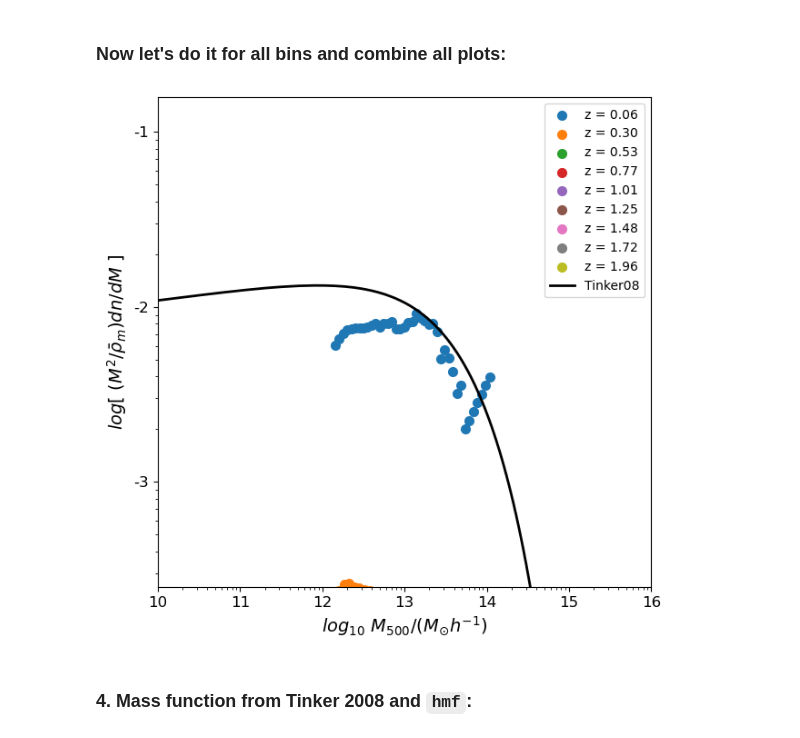
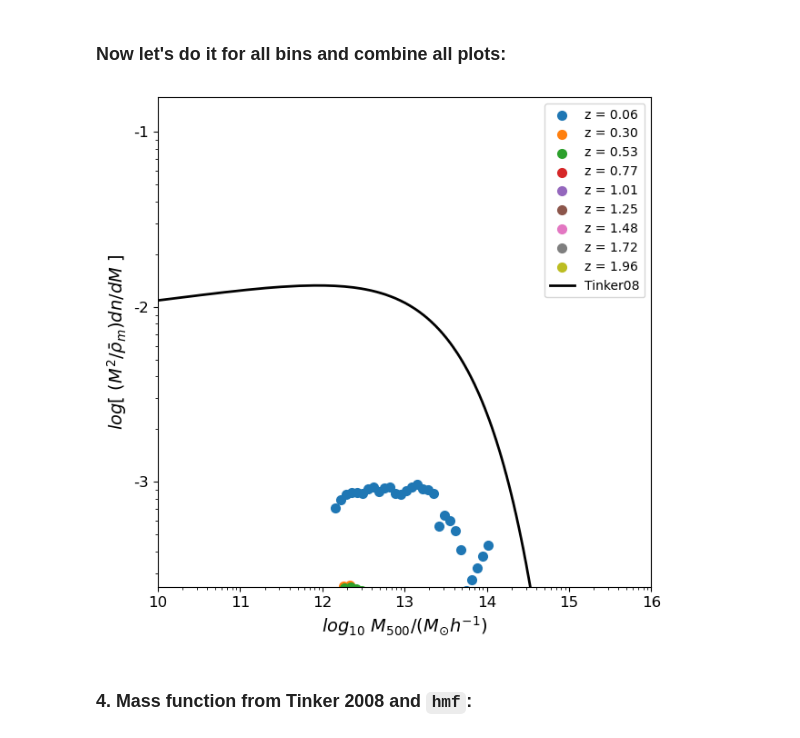
Before and after one commit to pi4imu/magneticum, a Jupyter notebook: hmf_clusters.ipynb, the cells around one changed output. Cells and saved outputs as stored; diff of their text form; code cells hidden in the pictures.

```diff
--- a/hmf_clusters.ipynb
+++ b/hmf_clusters.ipynb
@@ -515,7 +502,7 @@ plt.grid()
 # %% [markdown]
 ### Now let's do it for all bins and combine all plots:
 # %%
-N_bins = 40 # bins for MASSES
+N_bins = 30 # bins for MASSES
 
 x_final = []
 y_final = []
@@ -546,35 +533,35 @@ for zz in z_binned[::3]:
 
     dNdM_cumulative=np.zeros(N_bins)
 
     for i in range(0, N_bins):                 # cumulative, see above
         dNdM_cumulative[i] = np.sum(dNdM[i+1:])   # or just i
 
     dndM = dNdM_cumulative/phys_dcv_new(zz, dz, Omega_M, Omega_L) #Mpc^(-3)
 
     rho_mean = rho_crit(zz, Omega_M, Omega_L)/h**2  # h^2 Msun/kpc^3
 
-    yyy = (M_binned**2/rho_mean)/1e9*dndM/dM/N_bins*1000 #*percent#(dM*sum(dNdM))*dNdM  # sure? dimension is h
+    yyy = (M_binned**2/rho_mean)/1e9*dndM/dM/N_bins #*percent#(dM*sum(dNdM))*dNdM  # sure? dimension is h
 
     x_final.append(M_binned)
     y_final.append(yyy)
 
     plt.scatter(M_binned, yyy, linewidth=2, label='z = '+f'{zz:.2f}')
 
 #plt.scatter(x_final, y_final)
 plt.xscale('log')
 plt.yscale('log')
 plt.xlim(10**10, 10**16)
 plt.ylim(10**(-3.6), 10**(-0.8))
 plt.xlabel("$log_{10} \ M_{500}/(M_{\odot} h^{-1})$", fontsize = 14)
 plt.ylabel(r"$log[ \ (M^2/\bar{\rho}_{m}) dn/dM \ ]$", fontsize = 14)
 plt.xticks([10**(10+g) for g in [0,1,2,3,4,5,6]], [10+g for g in [0,1,2,3,4,5,6]], fontsize = 12)
 plt.yticks([10**(g) for g in [-3,-2,-1]], [-3,-2,-1], fontsize = 12)
 plt.plot(x_fit, y_fit, color='black', label='Tinker08', linewidth=2)
 #plt.grid()
 plt.legend(fontsize = 10, loc=1)
 plt.show()
 # %% [output]
-[figure, old version]
+[figure, new version]
 # %% [markdown]
 ### 4. Mass function from Tinker 2008 and `hmf`:
 # %% [markdown]
```
Also changed, not shown: parts of 4 cells of this notebook, 5 other files.
